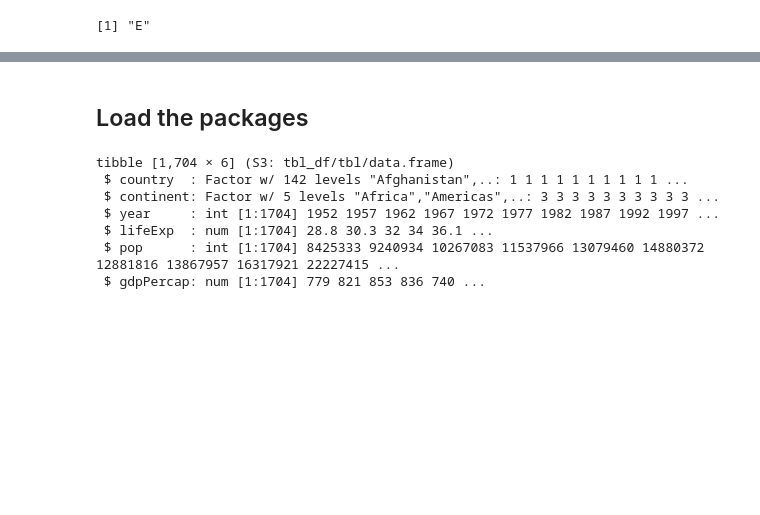
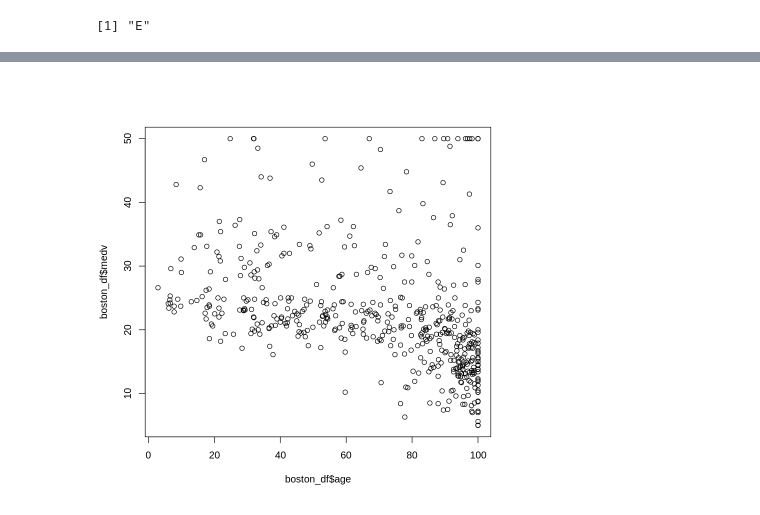
Before and after one commit to ridhampatoliya/R_Short_Course, a Jupyter notebook: Intro_to_R.ipynb, the cells around one changed output, grey strips where cells are left out. Drawn from its saved outputs; the diff is of its cells as text; code cells hidden in the pictures; blank space fills up the shorter version.

```diff
--- a/Intro_to_R.ipynb
+++ b/Intro_to_R.ipynb
@@ -695,0 +702,5 @@ print(score_to_grade(55))
+# %%
+library(MASS)
+boston_df = Boston
+boston_df$black = NULL
+boston_df$rad = factor(boston_df$rad)
@@ -714,14 +832,4 @@ Installing package into ‘/usr/local/lib/R/site-library’
-# %% [markdown]
-## Load the packages
-# %%
-library(ggplot2)
-library(gapminder)
-str(gapminder)
-# %% [output]
-tibble [1,704 × 6] (S3: tbl_df/tbl/data.frame)
- $ country  : Factor w/ 142 levels "Afghanistan",..: 1 1 1 1 1 1 1 1 1 1 ...
- $ continent: Factor w/ 5 levels "Africa","Americas",..: 3 3 3 3 3 3 3 3 3 3 ...
- $ year     : int [1:1704] 1952 1957 1962 1967 1972 1977 1982 1987 1992 1997 ...
- $ lifeExp  : num [1:1704] 28.8 30.3 32 34 36.1 ...
- $ pop      : int [1:1704] 8425333 9240934 10267083 11537966 13079460 14880372 12881816 13867957 16317921 22227415 ...
- $ gdpPercap: num [1:1704] 779 821 853 836 740 ...
+# %%
+plot(boston_df$age, boston_df$medv)
+# %% [output]
+[figure, added]
```
Also changed, not shown: parts of 40 cells of this notebook.
